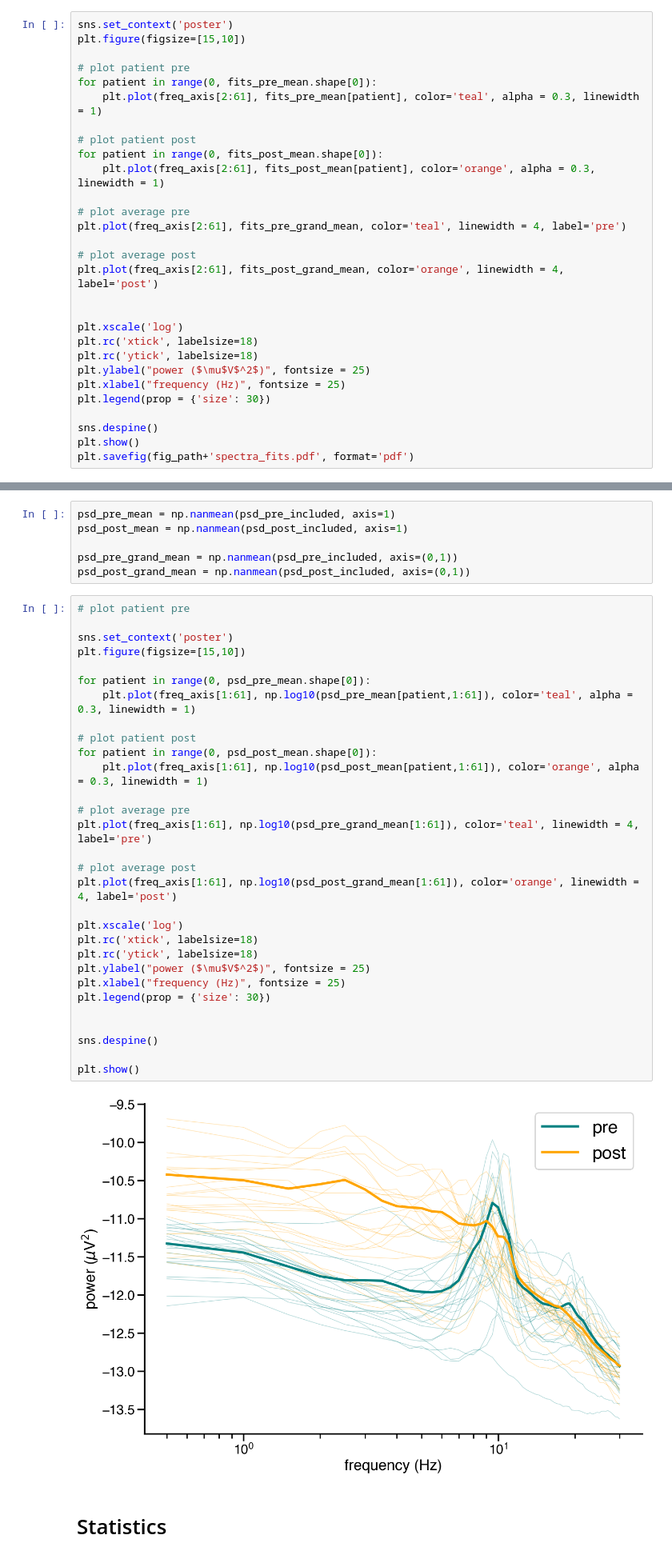
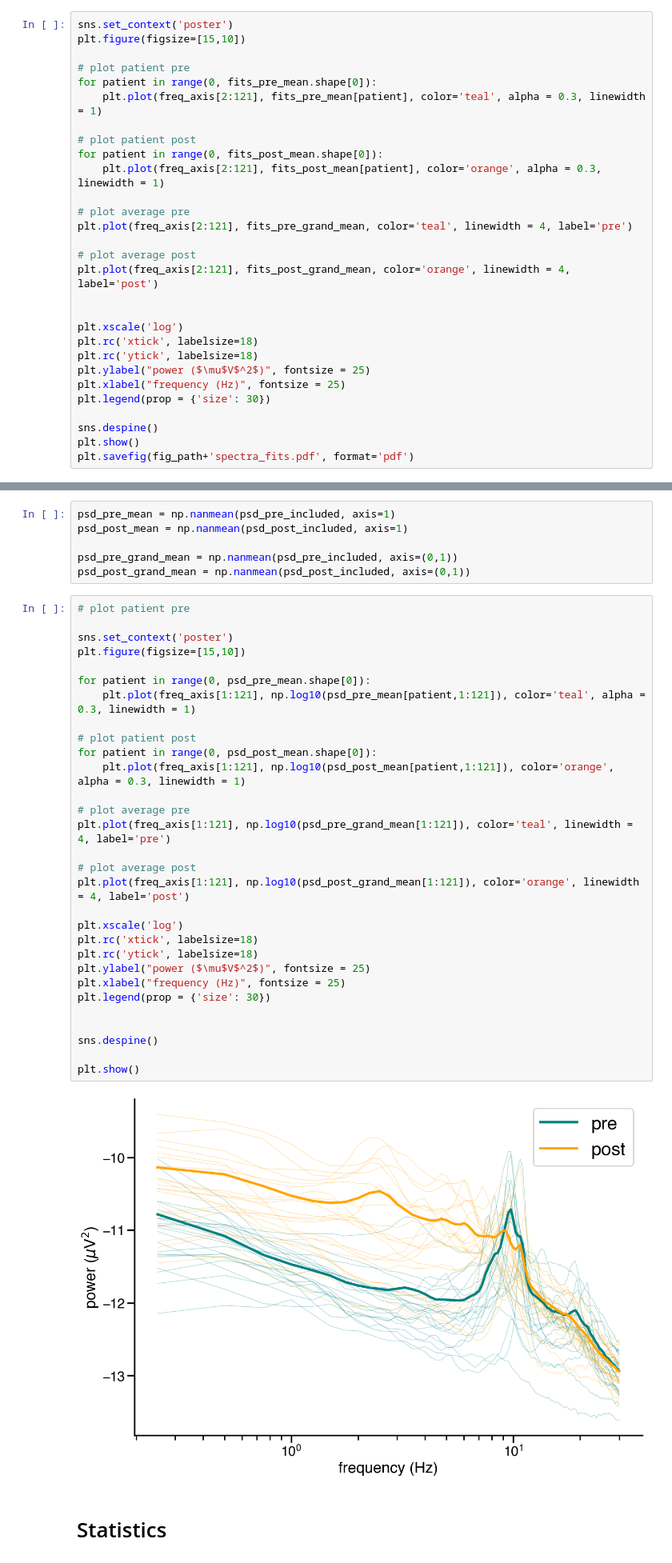
Before and after one commit to voytekresearch/ECT-MST, a Jupyter notebook: 00-ECT/02-ect_analysis-v2.ipynb, the cells around one changed output, grey strips where cells are left out. Shown at 80% size. Drawn from its saved outputs; the diff is of its cells as text.

```diff
--- a/00-ECT/02-ect_analysis-v2.ipynb
+++ b/00-ECT/02-ect_analysis-v2.ipynb
@@ -247,17 +247,17 @@ plt.figure(figsize=[15,10])
 
 # plot patient pre
 for patient in range(0, fits_pre_mean.shape[0]):
-    plt.plot(freq_axis[2:61], fits_pre_mean[patient], color='teal', alpha = 0.3, linewidth = 1)
+    plt.plot(freq_axis[2:121], fits_pre_mean[patient], color='teal', alpha = 0.3, linewidth = 1)
 
 # plot patient post
 for patient in range(0, fits_post_mean.shape[0]):
-    plt.plot(freq_axis[2:61], fits_post_mean[patient], color='orange', alpha = 0.3, linewidth = 1)
+    plt.plot(freq_axis[2:121], fits_post_mean[patient], color='orange', alpha = 0.3, linewidth = 1)
 
 # plot average pre
-plt.plot(freq_axis[2:61], fits_pre_grand_mean, color='teal', linewidth = 4, label='pre')
+plt.plot(freq_axis[2:121], fits_pre_grand_mean, color='teal', linewidth = 4, label='pre')
 
 # plot average post
-plt.plot(freq_axis[2:61], fits_post_grand_mean, color='orange', linewidth = 4, label='post')
+plt.plot(freq_axis[2:121], fits_post_grand_mean, color='orange', linewidth = 4, label='post')
 
 
 plt.xscale('log')
@@ -284,35 +284,35 @@ psd_post_grand_mean = np.nanmean(psd_post_included, axis=(0,1))
 # %%
 # plot patient pre
 
 sns.set_context('poster')
 plt.figure(figsize=[15,10])
 
 for patient in range(0, psd_pre_mean.shape[0]):
-    plt.plot(freq_axis[1:61], np.log10(psd_pre_mean[patient,1:61]), color='teal', alpha = 0.3, linewidth = 1)
+    plt.plot(freq_axis[1:121], np.log10(psd_pre_mean[patient,1:121]), color='teal', alpha = 0.3, linewidth = 1)
 
 # plot patient post
 for patient in range(0, psd_post_mean.shape[0]):
-    plt.plot(freq_axis[1:61], np.log10(psd_post_mean[patient,1:61]), color='orange', alpha = 0.3, linewidth = 1)
+    plt.plot(freq_axis[1:121], np.log10(psd_post_mean[patient,1:121]), color='orange', alpha = 0.3, linewidth = 1)
 
 # plot average pre
-plt.plot(freq_axis[1:61], np.log10(psd_pre_grand_mean[1:61]), color='teal', linewidth = 4, label='pre')
+plt.plot(freq_axis[1:121], np.log10(psd_pre_grand_mean[1:121]), color='teal', linewidth = 4, label='pre')
 
 # plot average post
-plt.plot(freq_axis[1:61], np.log10(psd_post_grand_mean[1:61]), color='orange', linewidth = 4, label='post')
+plt.plot(freq_axis[1:121], np.log10(psd_post_grand_mean[1:121]), color='orange', linewidth = 4, label='post')
 
 plt.xscale('log')
 plt.rc('xtick', labelsize=18)
 plt.rc('ytick', labelsize=18)
 plt.ylabel("power ($\mu$V$^2$)", fontsize = 25)
 plt.xlabel("frequency (Hz)", fontsize = 25)
 plt.legend(prop = {'size': 30})
 
 
 sns.despine()
 
 plt.show()
 # %% [output]
-[figure, old version]
+[figure, new version]
 # %% [markdown]
 # Statistics
 # %% [markdown]
```
Also changed, not shown: parts of 85 cells of this notebook, 10 other files.
